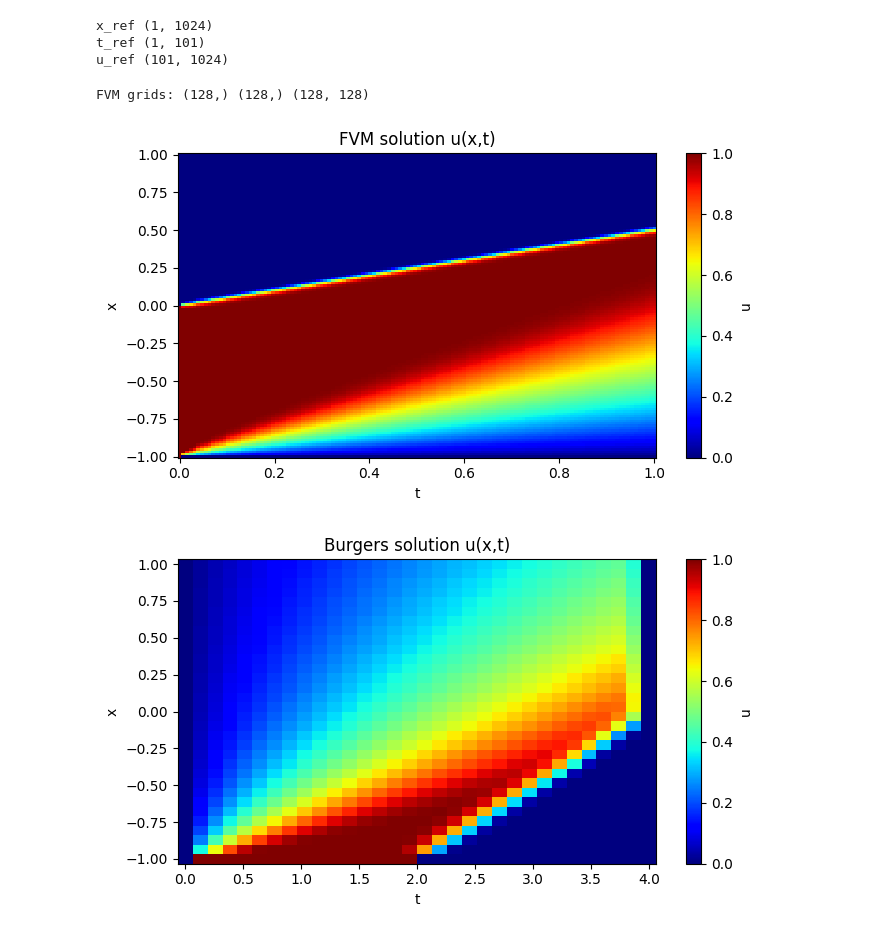
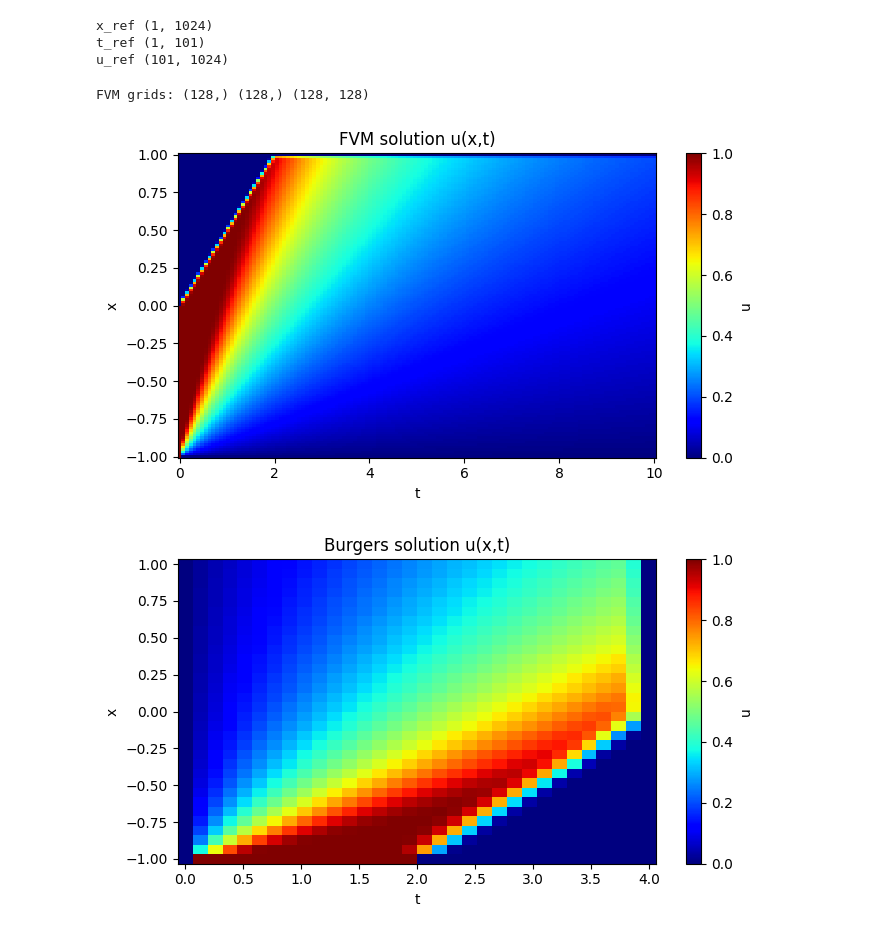
Before and after one commit to D-2n/DL-for-HPDE, a Jupyter notebook: jupyter notebooks/Burgers' Hyperbolic/burgers_pinn_hyperbolic.ipynb, the cells around one changed output. Saved outputs shown, nothing was run; the diff lists cells and outputs as text; code cells hidden in the pictures.

```diff
--- a/jupyter notebooks/Burgers' Hyperbolic/burgers_pinn_hyperbolic.ipynb
+++ b/jupyter notebooks/Burgers' Hyperbolic/burgers_pinn_hyperbolic.ipynb
@@ -140,35 +140,35 @@ def solve_burgers_fvm(nx=256, nt_out=101, x_min=-1.0, x_max=1.0, t_max=4.0,
                 - (dt / dx) * (fhat[1:] - fhat[:-1])
             )
         u_new[0] = 0.0
         u_new[-1] = 0.0
 
         u = u_new
         t += dt
 
         while k < nt_out and t >= t_out[k] - 1e-12:
             u_hist[k] = u
             k += 1
 
     if noise_std > 0.0:
         u_hist = u_hist + noise_std * rng.standard_normal(u_hist.shape)
 
     return x, t_out, u_hist
 
 
-x_fvm, t_fvm, u_fvm = solve_burgers_fvm(nx=128, nt_out=128, noise_std=0.0, nu = 0, t_max = 1.0)
+x_fvm, t_fvm, u_fvm = solve_burgers_fvm(nx=128, nt_out=128, noise_std=0.0, nu = 0, t_max = 10.0)
 print('FVM grids:', x_fvm.shape, t_fvm.shape, u_fvm.shape)
 
 plt.figure(figsize=(7, 4))
 plt.pcolormesh(t_fvm, x_fvm, u_fvm.T, shading='auto', cmap='jet')
 plt.xlabel('t')
 plt.ylabel('x')
 plt.title('FVM solution u(x,t)')
 plt.colorbar(label='u')
 plt.tight_layout()
 plt.show()
 # %% [output]
 FVM grids: (128,) (128,) (128, 128)
-[figure, old version]
+[figure, new version]
 # %%
 import scipy.io as sio
 import numpy as np
```
Also changed, not shown: 1 other file.
